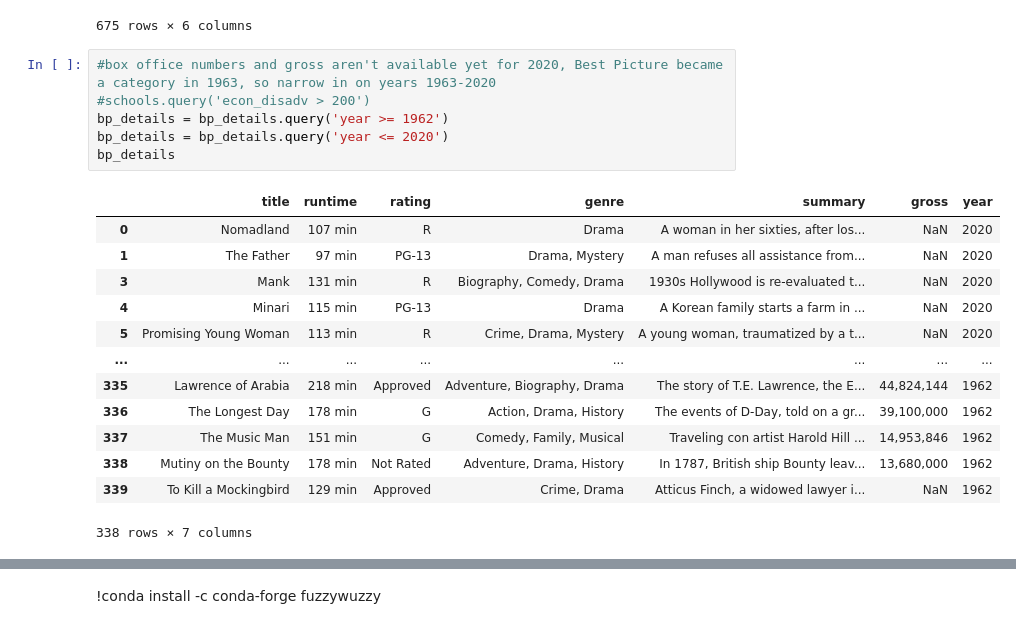
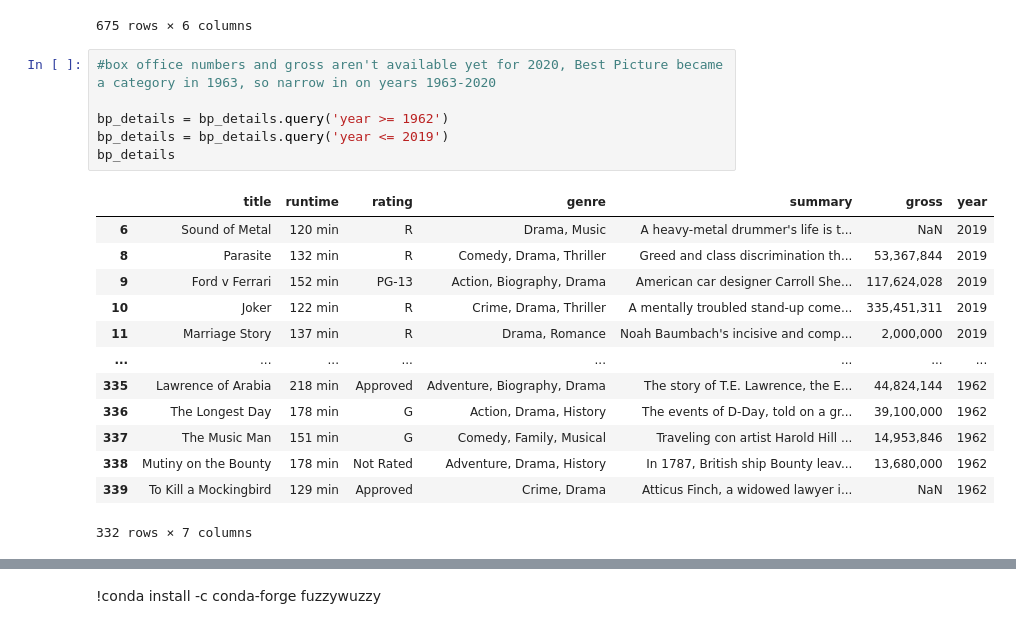
Before and after one commit to zoeteets/capstone, a Jupyter notebook: all dataframes.ipynb, the cells around one changed output, grey strips where cells are left out. Drawn from its saved outputs; the diff is of its cells as text.

```diff
--- a/all dataframes.ipynb
+++ b/all dataframes.ipynb
@@ -66,21 +67,21 @@ bp_nominees
 675 rows × 6 columns
 # %%
 #box office numbers and gross aren't available yet for 2020, Best Picture became a category in 1963, so narrow in on years 1963-2020
-#schools.query('econ_disadv > 200')
+
 bp_details = bp_details.query('year >= 1962')
-bp_details = bp_details.query('year <= 2020')
+bp_details = bp_details.query('year <= 2019')
 bp_details
 # %% [output]
 |  | title | runtime | rating | genre | summary | gross | year |
-| 0 | Nomadland | 107 min | R | Drama | A woman in her sixties, after los... | NaN | 2020 |
-| 1 | The Father | 97 min | PG-13 | Drama, Mystery | A man refuses all assistance from... | NaN | 2020 |
-| 3 | Mank | 131 min | R | Biography, Comedy, Drama | 1930s Hollywood is re-evaluated t... | NaN | 2020 |
-| 4 | Minari | 115 min | PG-13 | Drama | A Korean family starts a farm in ... | NaN | 2020 |
-| 5 | Promising Young Woman | 113 min | R | Crime, Drama, Mystery | A young woman, traumatized by a t... | NaN | 2020 |
+| 6 | Sound of Metal | 120 min | R | Drama, Music | A heavy-metal drummer's life is t... | NaN | 2019 |
+| 8 | Parasite | 132 min | R | Comedy, Drama, Thriller | Greed and class discrimination th... | 53,367,844 | 2019 |
+| 9 | Ford v Ferrari | 152 min | PG-13 | Action, Biography, Drama | American car designer Carroll She... | 117,624,028 | 2019 |
+| 10 | Joker | 122 min | R | Crime, Drama, Thriller | A mentally troubled stand-up come... | 335,451,311 | 2019 |
+| 11 | Marriage Story | 137 min | R | Drama, Romance | Noah Baumbach's incisive and comp... | 2,000,000 | 2019 |
 | ... | ... | ... | ... | ... | ... | ... | ... |
 | 335 | Lawrence of Arabia | 218 min | Approved | Adventure, Biography, Drama | The story of T.E. Lawrence, the E... | 44,824,144 | 1962 |
 | 336 | The Longest Day | 178 min | G | Action, Drama, History | The events of D-Day, told on a gr... | 39,100,000 | 1962 |
 | 337 | The Music Man | 151 min | G | Comedy, Family, Musical | Traveling con artist Harold Hill ... | 14,953,846 | 1962 |
 | 338 | Mutiny on the Bounty | 178 min | Not Rated | Adventure, Drama, History | In 1787, British ship Bounty leav... | 13,680,000 | 1962 |
 | 339 | To Kill a Mockingbird | 129 min | Approved | Crime, Drama | Atticus Finch, a widowed lawyer i... | NaN | 1962 |
-338 rows × 7 columns
+332 rows × 7 columns
```
Also changed, not shown: parts of 19 cells of this notebook, 4 other files.
